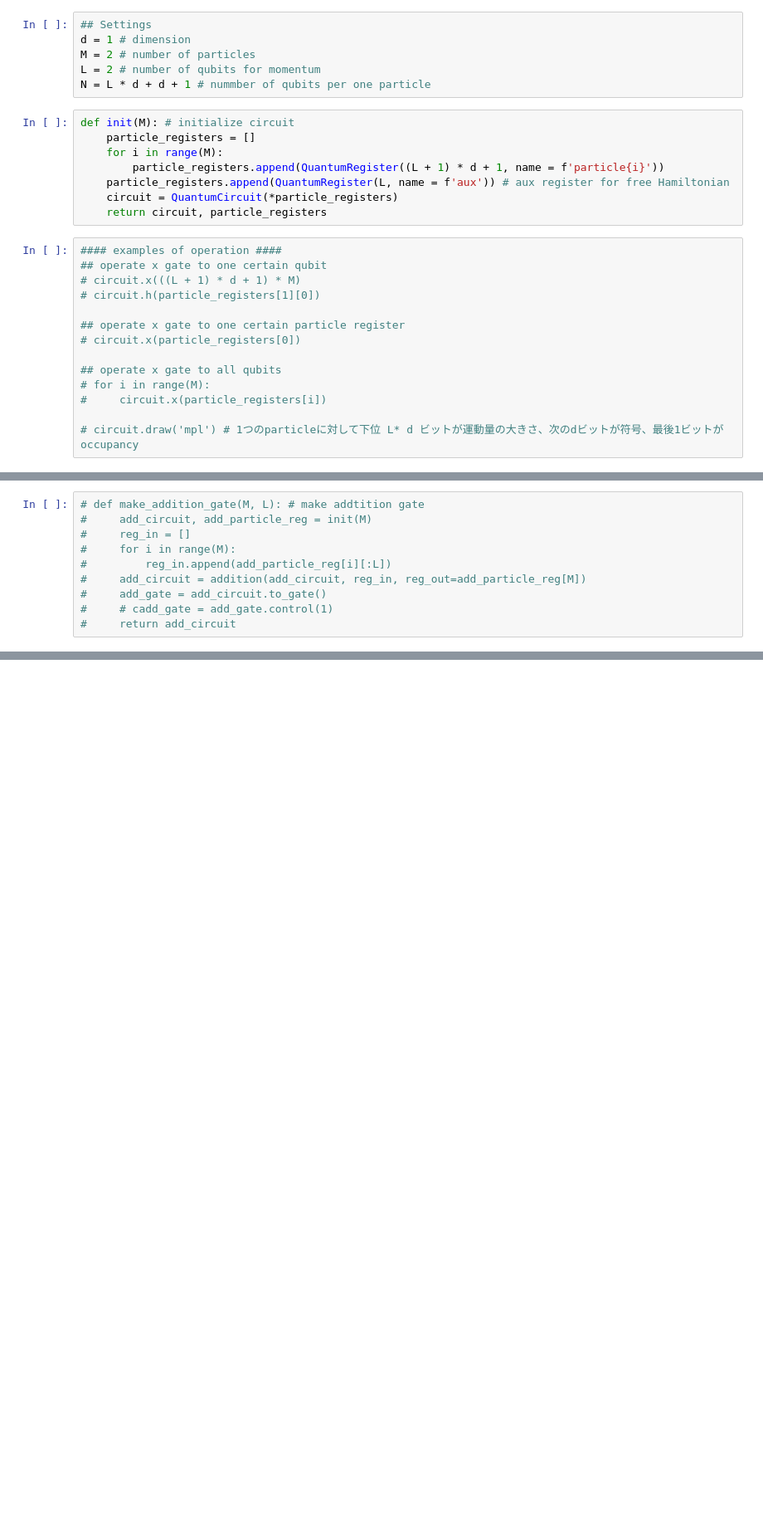
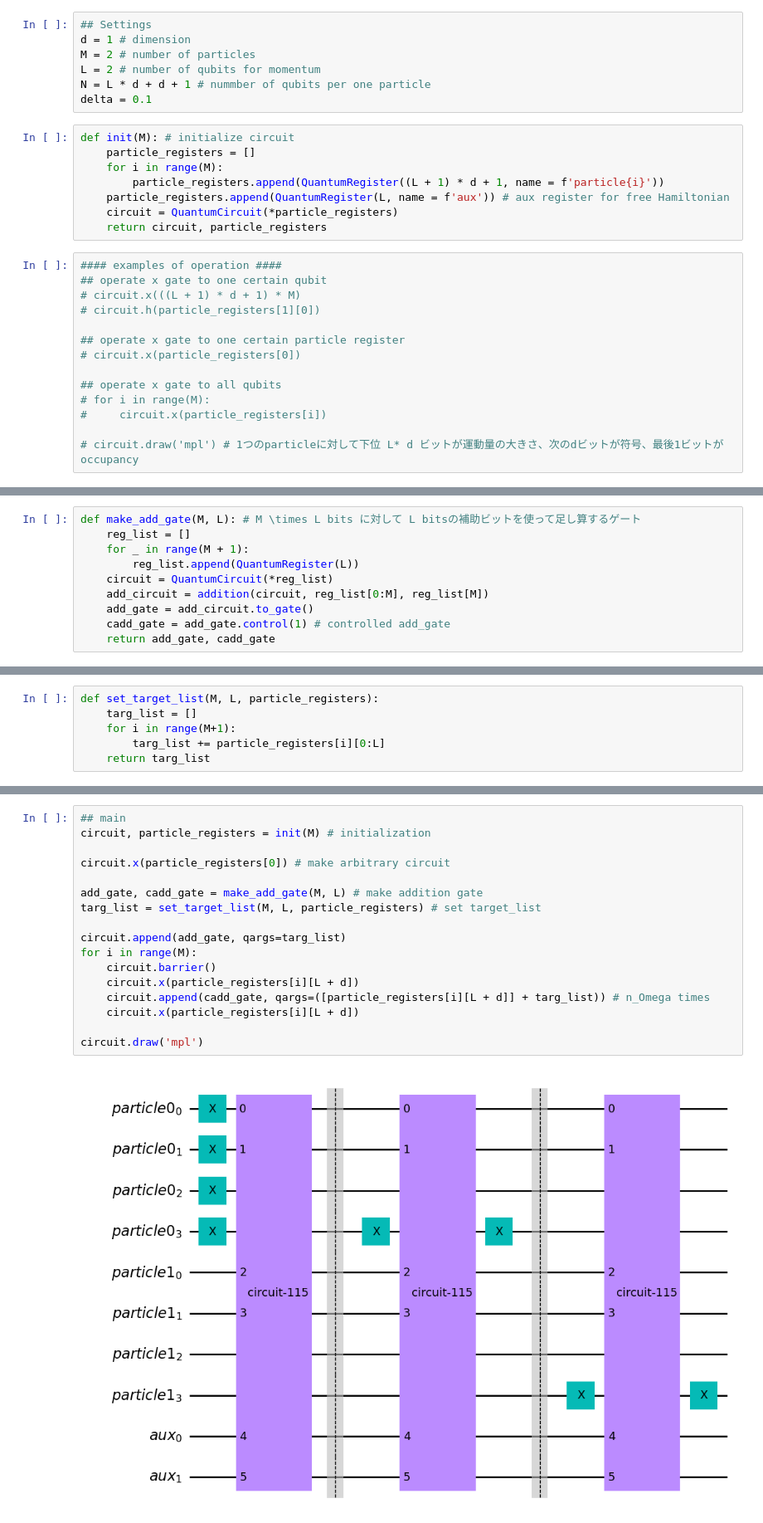
Before and after one commit to UTokyo-ICEPP/single-particle-qft, a Jupyter notebook: qsp/qc_single_particle.ipynb, the cells around one changed output, grey strips where cells are left out. Shown at 83% size. Saved outputs shown, nothing was run; the diff lists cells and outputs as text; blank space fills up the shorter version.

Commit message:
addition gate

```diff
--- a/qsp/qc_single_particle.ipynb
+++ b/qsp/qc_single_particle.ipynb
@@ -8,6 +8,7 @@ d = 1 # dimension
 M = 2 # number of particles
 L = 2 # number of qubits for momentum
 N = L * d + d + 1 # nummber of qubits per one particle
+delta = 0.1
 # %%
 def init(M): # initialize circuit
     particle_registers = []
@@ -96,10 +46,10 @@ TypeError: 'Qubit' object is not iterable
 # %%
-# def make_addition_gate(M, L): # make addtition gate
-#     add_circuit, add_particle_reg = init(M)
-#     reg_in = []
-#     for i in range(M):
-#         reg_in.append(add_particle_reg[i][:L])
-#     add_circuit = addition(add_circuit, reg_in, reg_out=add_particle_reg[M])
-#     add_gate = add_circuit.to_gate()
-#     # cadd_gate = add_gate.control(1)
-#     return add_circuit
+def make_add_gate(M, L): # M \times L bits に対して L bitsの補助ビットを使って足し算するゲート
+    reg_list = []
+    for _ in range(M + 1):
+        reg_list.append(QuantumRegister(L))
+    circuit = QuantumCircuit(*reg_list)
+    add_circuit = addition(circuit, reg_list[0:M], reg_list[M])
+    add_gate = add_circuit.to_gate()
+    cadd_gate = add_gate.control(1) # controlled add_gate
+    return add_gate, cadd_gate
@@ -110,0 +56,6 @@ TypeError: 'Qubit' object is not iterable
+# %%
+def set_target_list(M, L, particle_registers):
+    targ_list = []
+    for i in range(M+1):
+        targ_list += particle_registers[i][0:L]
+    return targ_list
@@ -110,0 +72,19 @@ TypeError: 'Qubit' object is not iterable
+# %%
+## main
+circuit, particle_registers = init(M) # initialization
+
+circuit.x(particle_registers[0]) # make arbitrary circuit
+
+add_gate, cadd_gate = make_add_gate(M, L) # make addition gate
+targ_list = set_target_list(M, L, particle_registers) # set target_list
+
+circuit.append(add_gate, qargs=targ_list)
+for i in range(M):
+    circuit.barrier()
+    circuit.x(particle_registers[i][L + d])
+    circuit.append(cadd_gate, qargs=([particle_registers[i][L + d]] + targ_list)) # n_Omega times
+    circuit.x(particle_registers[i][L + d])
+
+circuit.draw('mpl')
+# %% [output]
+[figure, added]
```
Also changed, not shown: parts of 6 cells of this notebook.
